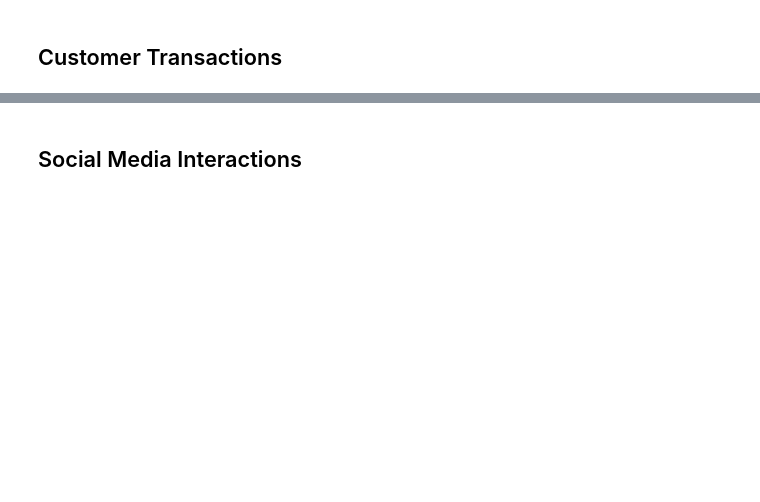
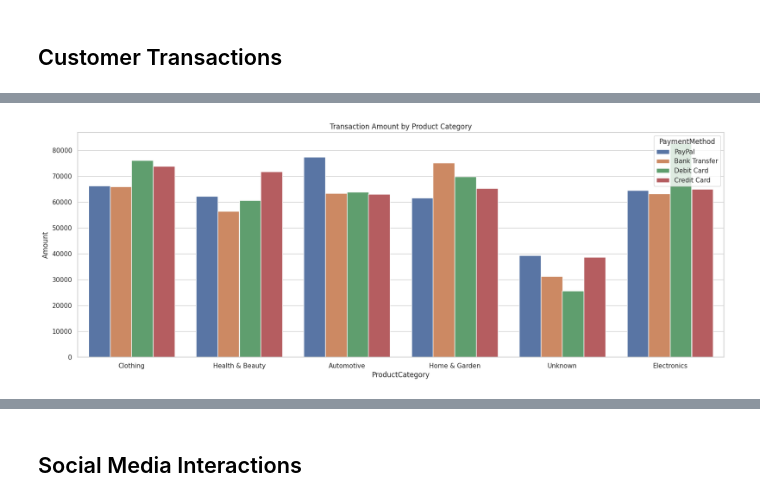
Before and after one commit to christianbusalanan/Math-for-Machine-Learning-Linear-Algebra, a Jupyter notebook: MO_IT125_Homework_Data_Preprocessing_of_Machine_Learning_Solution_Project_Dataset_BSIT_S3103_Busalanan,_C_N.ipynb, the cells around one changed output, grey strips where cells are left out. Drawn from its saved outputs; the diff is of its cells as text; code cells hidden in the pictures; blank space fills up the shorter version.

```diff
--- a/MO_IT125_Homework_Data_Preprocessing_of_Machine_Learning_Solution_Project_Dataset_BSIT_S3103_Busalanan,_C_N.ipynb
+++ b/MO_IT125_Homework_Data_Preprocessing_of_Machine_Learning_Solution_Project_Dataset_BSIT_S3103_Busalanan,_C_N.ipynb
@@ -188,0 +227,7 @@ cust_tran['ProductCategory'] = cust_tran['ProductCategory'].fillna('Unknown')
+# %%
+plt.figure(figsize=(20, 7))
+sns.barplot(data= cust_tran, x= 'ProductCategory', y= 'Amount' ,hue= 'PaymentMethod', errorbar=None, estimator= 'sum')
+plt.title('Transaction Amount by Product Category')
+plt.show()
+# %% [output]
+[figure, added]
```
Also changed, not shown: parts of 16 cells of this notebook.
